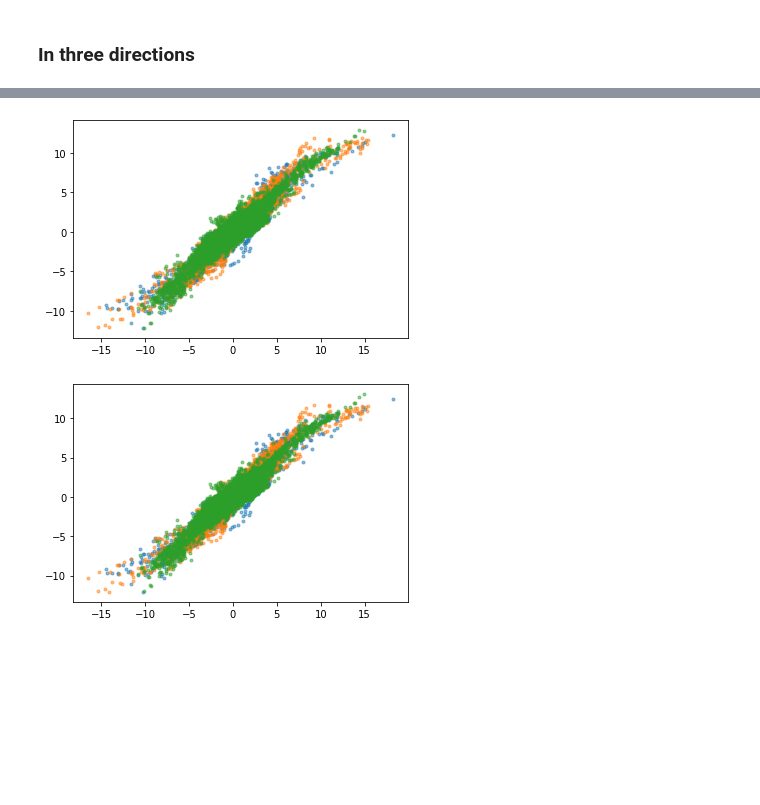
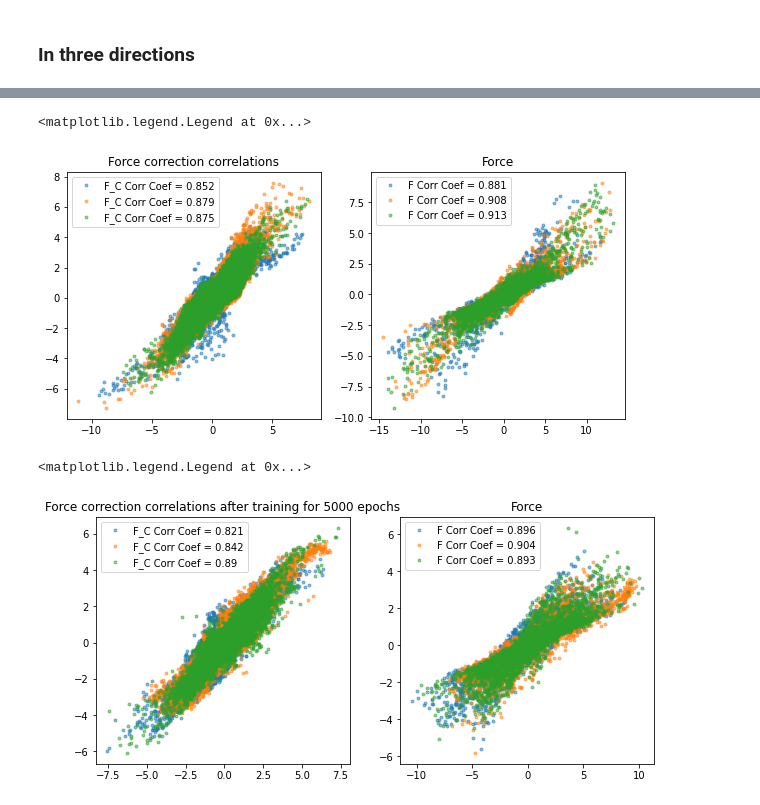
Before and after one commit to SumeetChougule/PM-HR, a Jupyter notebook: notebooks/Force_correction.ipynb, the cells around one changed output, grey strips where cells are left out. Saved outputs shown, nothing was run; the diff lists cells and outputs as text; code cells hidden in the pictures; blank space fills up the shorter version.

```diff
--- a/notebooks/Force_correction.ipynb
+++ b/notebooks/Force_correction.ipynb
@@ -417,4 +484,0 @@ Min loss is 0.34975290298461914
-# %%
-# After training for 100 epochs
-for d in range(3):
-  plt.plot(y[::, d],F_prop[::,d],'.', alpha=0.5)
@@ -423,4 +484,0 @@ for d in range(3):
-# %%
-# After training for 500 epochs
-for d in range(3):
-  plt.plot(y[::, d],F_prop[::,d],'.', alpha=0.5)
@@ -429,12 +485,40 @@ for d in range(3):
-# %%
-# After training for 1000 epochs
-for d in range(3):
-  plt.plot(y[::, d],F_prop[::,d],'.', alpha=0.5)
-# %% [output]
-[figure, removed]
-# %%
-# After training for 5000 epochs
-for d in range(3):
-  plt.plot(y[::, d],F_prop[::,d],'.', alpha=0.5)
-# %% [output]
-[figure, removed]
+# %%
+plt.figure(figsize=(10, 10))
+
+plt.subplot(2,2, 1)
+for d in range(3):
+    plt.plot(y[::, d], F_prop[::, d], '.', alpha=0.5,label=f'F_C Corr Coef = {np.round(np.corrcoef(y[:, d], F_prop[:, d])[0,1],3)}')
+
+plt.title('Force correction correlations')
+plt.legend()
+
+
+plt.subplot(2,2, 2)
+for d in range(3):
+    plt.plot(f[::, d], fb[::, d], '.', alpha=0.5, label=f'F Corr Coef = {np.round(np.corrcoef(f[:, d], fb[:, d])[0,1],3)}' )
+
+plt.title('Force')
+plt.legend()
+# %% [output]
+<matplotlib.legend.Legend at 0x...>
+[figure, added]
+# %%
+plt.figure(figsize=(10, 10))
+
+plt.subplot(2,2, 1)
+for d in range(3):
+    plt.plot(y[::, d], F_prop[::, d], '.', alpha=0.5,label=f'F_C Corr Coef = {np.round(np.corrcoef(y[:, d], F_prop[:, d])[0,1],3)}')
+
+plt.title('Force correction correlations after training for 5000 epochs')
+plt.legend()
+
+
+plt.subplot(2,2, 2)
+for d in range(3):
+    plt.plot(f[::, d], fb[::, d], '.', alpha=0.5, label=f'F Corr Coef = {np.round(np.corrcoef(f[:, d], fb[:, d])[0,1],3)}' )
+
+plt.title('Force')
+plt.legend()
+# %% [output]
+<matplotlib.legend.Legend at 0x...>
+[figure, added]
```
Also changed, not shown: parts of 29 cells of this notebook.
